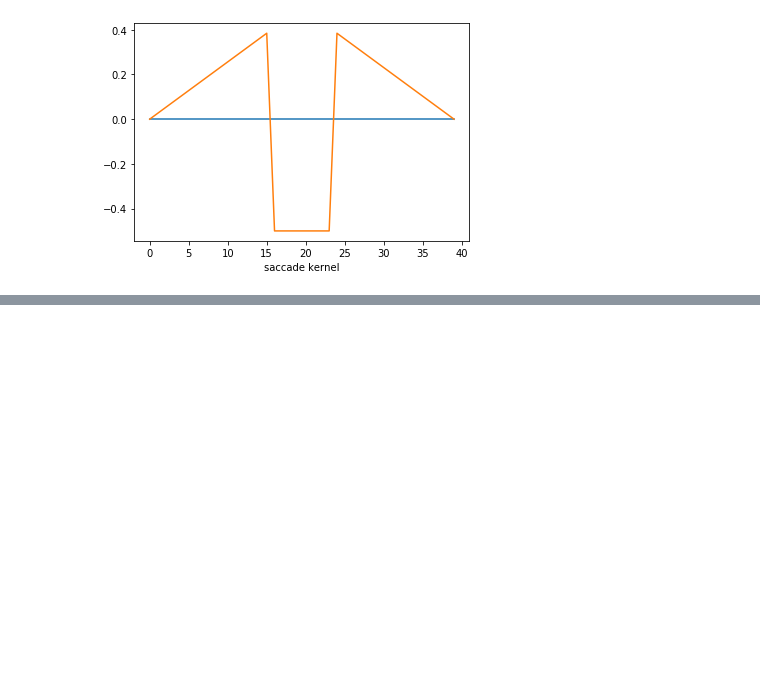
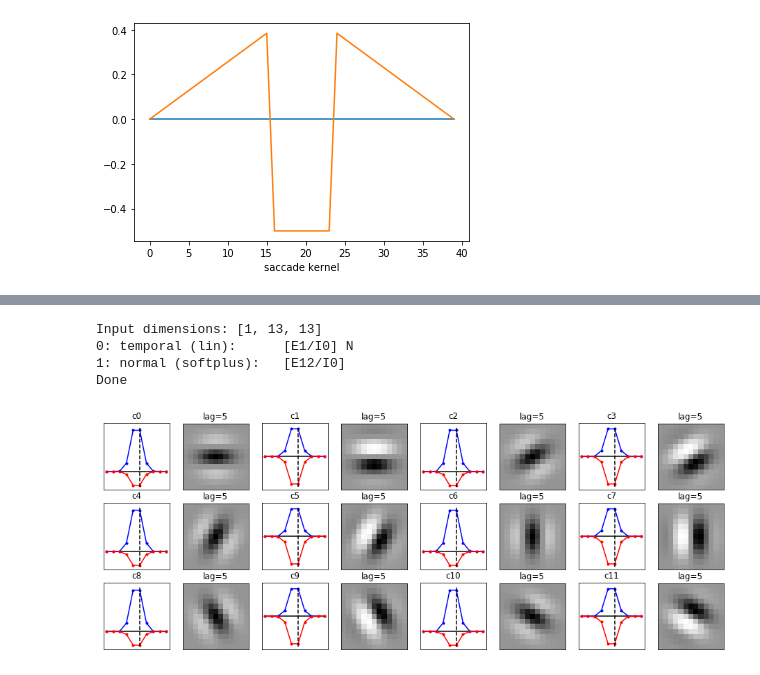
Before and after one commit to jcbyts/V1FreeViewingCode, a Jupyter notebook: Analysis/notebooks/TestGainModel.ipynb, the cells around one changed output, grey strips where cells are left out. Cells and saved outputs as stored; diff of their text form; code cells hidden in the pictures; blank space fills up the shorter version.

```diff
--- a/Analysis/notebooks/TestGainModel.ipynb
+++ b/Analysis/notebooks/TestGainModel.ipynb
@@ -176,0 +203,32 @@ Text(0.5, 1.0, 'residuals')
+# %%
+# fit stimulus only model
+glm_par = NDNutils.ffnetwork_params(
+    input_dims=[1, L, L],
+    time_expand=[num_lags],
+    layer_sizes=[1, NC],
+    layer_types=['temporal', 'normal'],
+    act_funcs=['lin', 'softplus'],
+    normalization=[1, 0],
+    reg_list={'d2t': [1e-5], 'd2x': [None,1e-4], 'l2':[1e-6,1e-6]}
+)
+
+glm = NDN.NDN([glm_par], noise_dist='poisson')
+
+opt_params = NDN.NDN.optimizer_defaults(opt_params={'use_gpu': True, 'display': True}, learning_alg='lbfgs')
+opt_params['maxiter'] = 10000
+
+Ui, Xi = NDNutils.generate_xv_folds(NT)
+
+_ = glm.train(input_data=[stim], output_data=Robs, train_indxs=Ui, test_indxs=Xi,
+    learning_alg='lbfgs', opt_params=opt_params, use_dropout=False)
+
+print("Done")
+# %% [output]
+Input dimensions: [1, 13, 13]
+0: temporal (lin):      [E1/I0] N
+1: normal (softplus):   [E12/I0]
+Done
+# %%
+DU.plot_3dfilters(glm)
+# %% [output]
+[figure, added]
```
Also changed, not shown: parts of 7 cells of this notebook.
